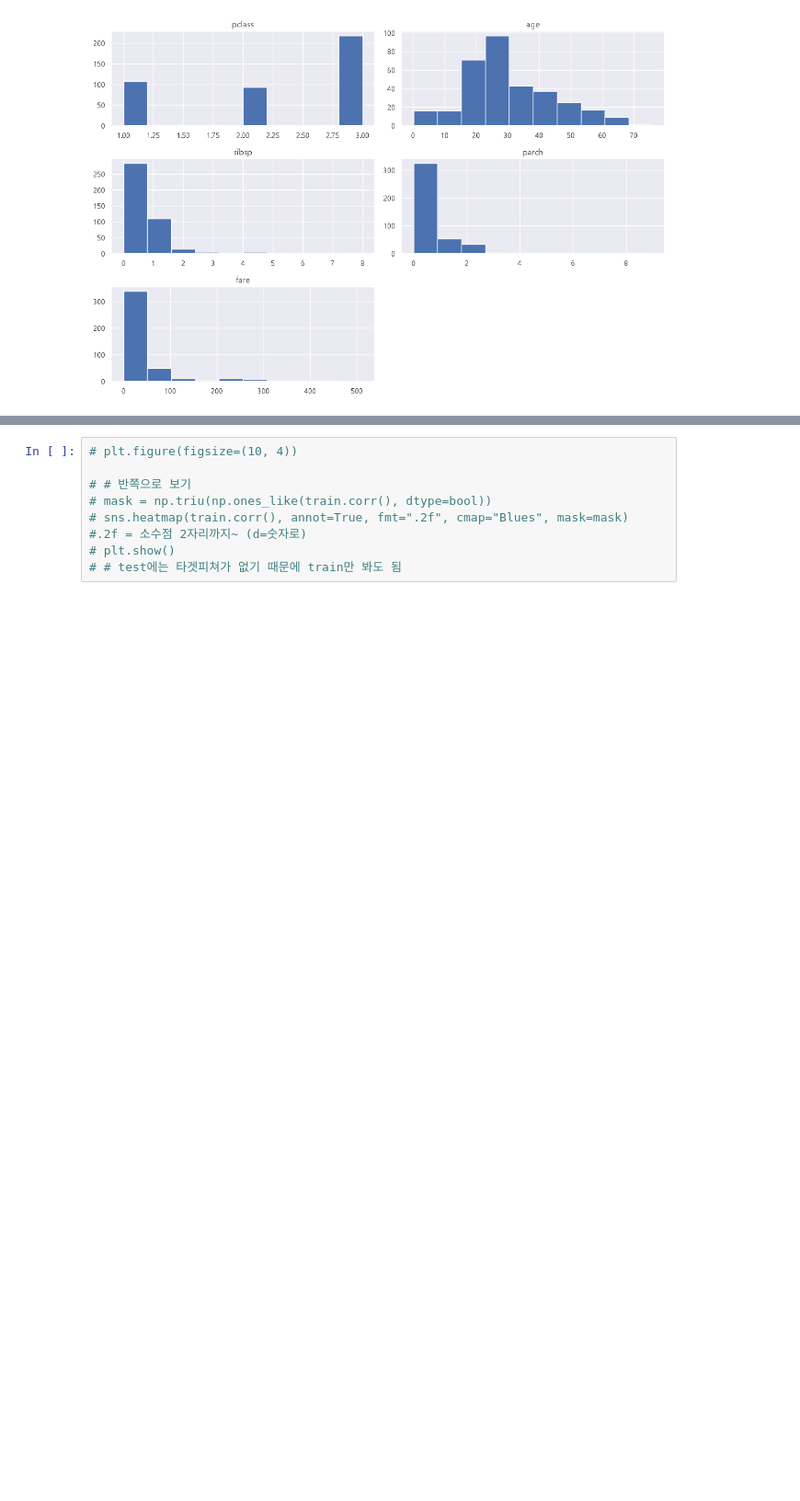
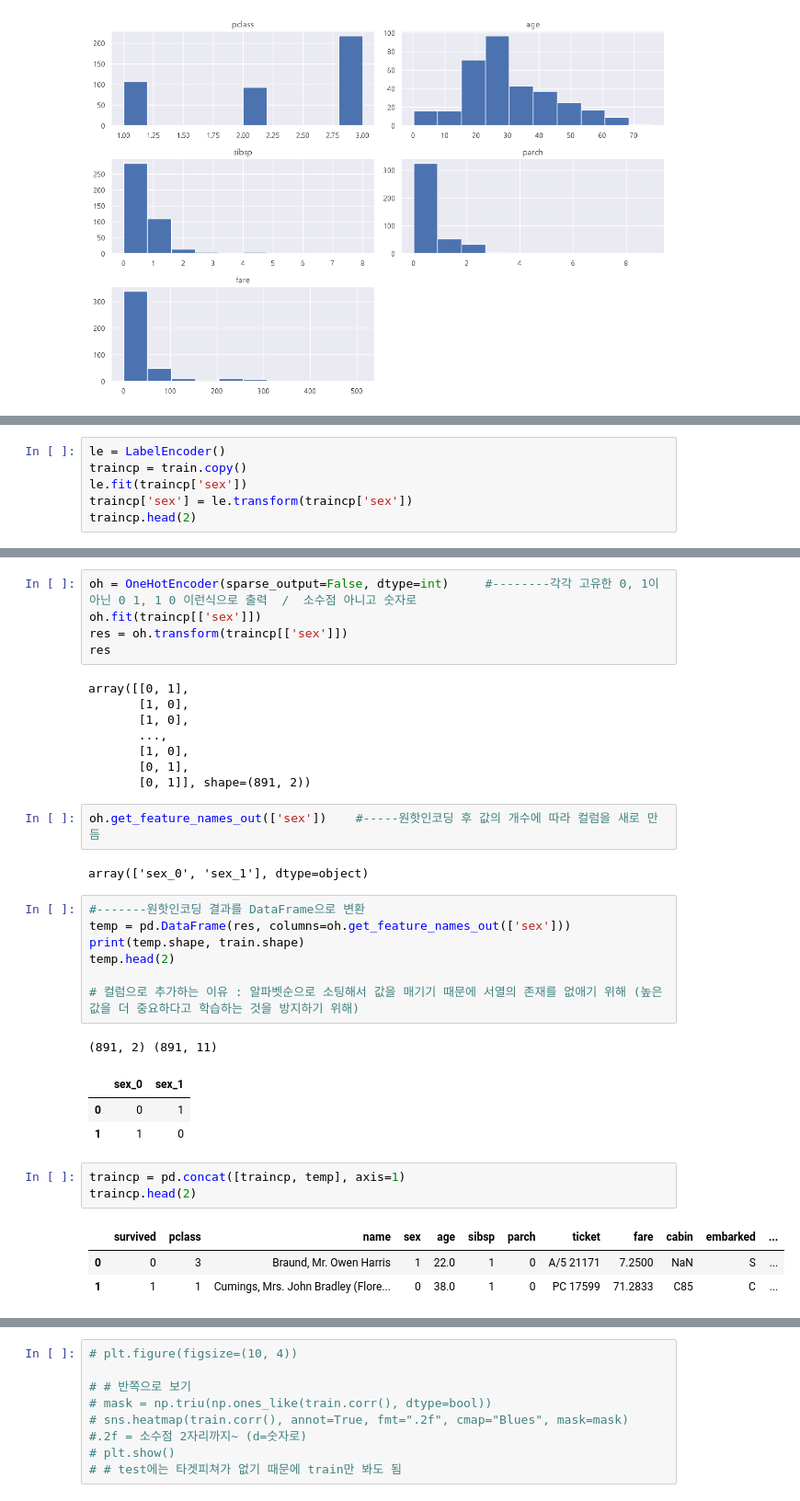
Before and after one commit to jmin0727/My_Workspace, a Jupyter notebook: 03_lec_ml/lec12_분류실습_Titanic.ipynb, the cells around one changed output, grey strips where cells are left out. Shown at 92% size. Cells and saved outputs as stored; diff of their text form; blank space fills up the shorter version.

```diff
--- a/03_lec_ml/lec12_분류실습_Titanic.ipynb
+++ b/03_lec_ml/lec12_분류실습_Titanic.ipynb
@@ -153,0 +205,6 @@ plt.show()
+# %%
+le = LabelEncoder()
+traincp = train.copy()
+le.fit(traincp['sex'])
+traincp['sex'] = le.transform(traincp['sex'])
+traincp.head(2)
@@ -153,0 +219,36 @@ plt.show()
+# %%
+oh = OneHotEncoder(sparse_output=False, dtype=int)     #--------각각 고유한 0, 1이 아닌 0 1, 1 0 이런식으로 출력  /  소수점 아니고 숫자로
+oh.fit(traincp[['sex']])
+res = oh.transform(traincp[['sex']])
+res
+# %% [output]
+array([[0, 1],
+       [1, 0],
+       [1, 0],
+       ...,
+       [1, 0],
+       [0, 1],
+       [0, 1]], shape=(891, 2))
+# %%
+oh.get_feature_names_out(['sex'])    #-----원핫인코딩 후 값의 개수에 따라 컬럼을 새로 만듬
+# %% [output]
+array(['sex_0', 'sex_1'], dtype=object)
+# %%
+#-------원핫인코딩 결과를 DataFrame으로 변환
+temp = pd.DataFrame(res, columns=oh.get_feature_names_out(['sex']))
+print(temp.shape, train.shape)
+temp.head(2)
+
+# 컬럼으로 추가하는 이유 : 알파벳순으로 소팅해서 값을 매기기 때문에 서열의 존재를 없애기 위해 (높은값을 더 중요하다고 학습하는 것을 방지하기 위해)
+# %% [output]
+(891, 2) (891, 11)
+|  | sex_0 | sex_1 |
+| 0 | 0 | 1 |
+| 1 | 1 | 0 |
+# %%
+traincp = pd.concat([traincp, temp], axis=1)
+traincp.head(2)
+# %% [output]
+|  | survived | pclass | name | sex | age | sibsp | parch | ticket | fare | cabin | embarked | ... |
+| 0 | 0 | 3 | Braund, Mr. Owen Harris | 1 | 22.0 | 1 | 0 | A/5 21171 | 7.2500 | NaN | S | ... |
+| 1 | 1 | 1 | Cumings, Mrs. John Bradley (Flore... | 0 | 38.0 | 1 | 0 | PC 17599 | 71.2833 | C85 | C | ... |
```
Also changed, not shown: parts of 85 cells of this notebook, 1 other file.
